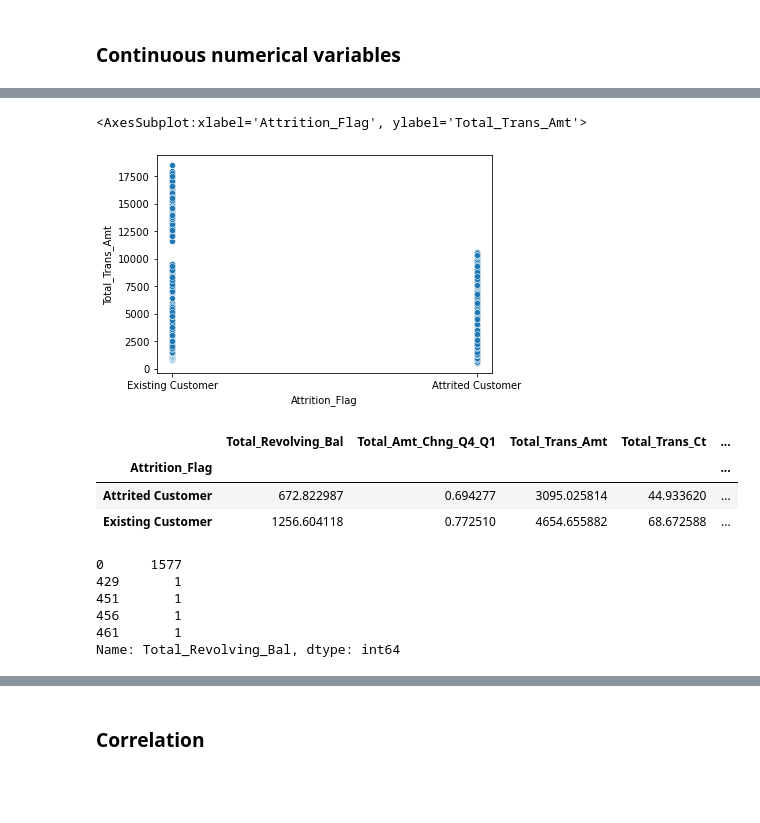
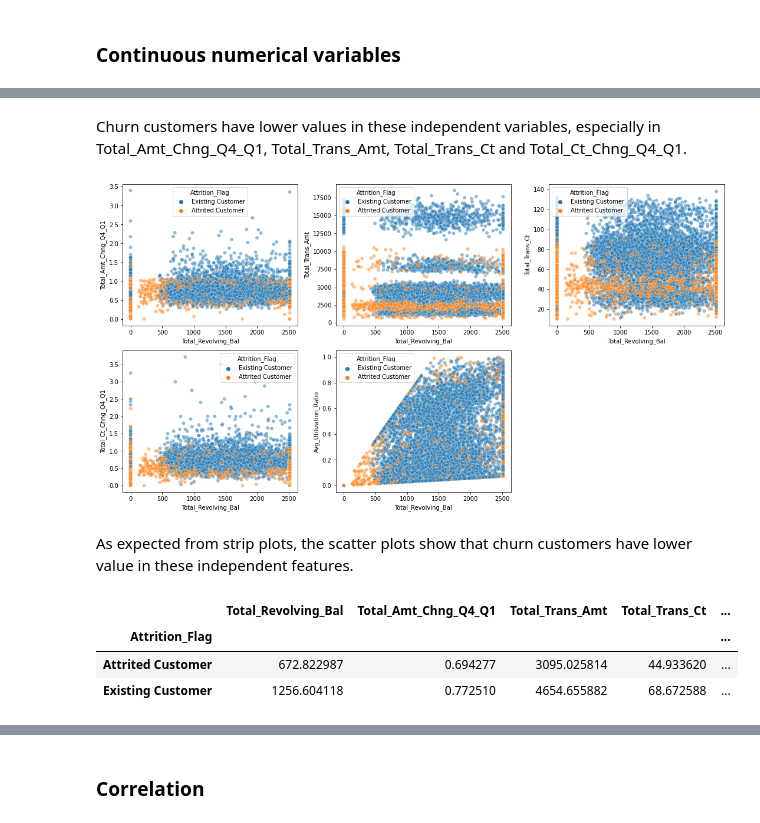
Before and after one commit to machquocvu/Springboard_Capstone2, a Jupyter notebook: Code/Capstone2_EDA.ipynb, the cells around one changed output, grey strips where cells are left out. Drawn from its saved outputs; the diff is of its cells as text; code cells hidden in the pictures; blank space fills up the shorter version.

```diff
--- a/Code/Capstone2_EDA.ipynb
+++ b/Code/Capstone2_EDA.ipynb
@@ -348,29 +362,23 @@ plt.tight_layout()
-# %%
-sns.scatterplot(x='Attrition_Flag', y='Total_Trans_Amt', data=churn)
-# %% [output]
-<AxesSubplot:xlabel='Attrition_Flag', ylabel='Total_Trans_Amt'>
-[figure, removed]
-# %%
-# Attrited customers have lower mean in these independent variables
-# It is reasonable that customers with higher Total_Trans_Amt and Total_Trans_Ct are less likely to churn
-
-# Churning customers have lower value of Change_Q4_Q1 (per count and per amount)
-# Seems like Change_Q4_Q1 values were calculated as percentage: no negative change (possible due to spending more in holiday season)
-
-churn.groupby('Attrition_Flag')[numlist].mean()
-# %% [output]
-|  | Total_Revolving_Bal | Total_Amt_Chng_Q4_Q1 | Total_Trans_Amt | Total_Trans_Ct | ... |
-| Attrition_Flag |  |  |  |  | ... |
-| Attrited Customer | 672.822987 | 0.694277 | 3095.025814 | 44.933620 | ... |
-| Existing Customer | 1256.604118 | 0.772510 | 4654.655882 | 68.672588 | ... |
-# %%
-# It is interest that if customers have total_revolving_bal less than $429 (except for $0), they are extremely likely to churn
-
-non_churn.Total_Revolving_Bal.value_counts().sort_index().head()
-# %% [output]
-0      1577
-429       1
-451       1
-456       1
-461       1
-Name: Total_Revolving_Bal, dtype: int64
+# %% [markdown]
+Churn customers have lower values in these independent variables, especially in Total_Amt_Chng_Q4_Q1, Total_Trans_Amt, Total_Trans_Ct and Total_Ct_Chng_Q4_Q1.
+# %%
+# Scatter plot between Total_Revolving_Bal and other independent variables
+
+plt.figure(figsize=(15, 8))
+for i in range(len(numlist)-1):
+    plt.subplot(2, 3, i+1)
+    sns.scatterplot(x='Total_Revolving_Bal', y=numlist[i+1], hue='Attrition_Flag', data=churn, alpha=0.5)
+plt.tight_layout()
+# %% [output]
+[figure, added]
+# %% [markdown]
+As expected from strip plots, the scatter plots show that churn customers have lower value in these independent features.
+# %%
+# Calculate mean of these variables on Existing and Attrited Customers
+
+churn.groupby('Attrition_Flag')[numlist].mean()
+# %% [output]
+|  | Total_Revolving_Bal | Total_Amt_Chng_Q4_Q1 | Total_Trans_Amt | Total_Trans_Ct | ... |
+| Attrition_Flag |  |  |  |  | ... |
+| Attrited Customer | 672.822987 | 0.694277 | 3095.025814 | 44.933620 | ... |
+| Existing Customer | 1256.604118 | 0.772510 | 4654.655882 | 68.672588 | ... |
```
Also changed, not shown: parts of 49 cells of this notebook.
